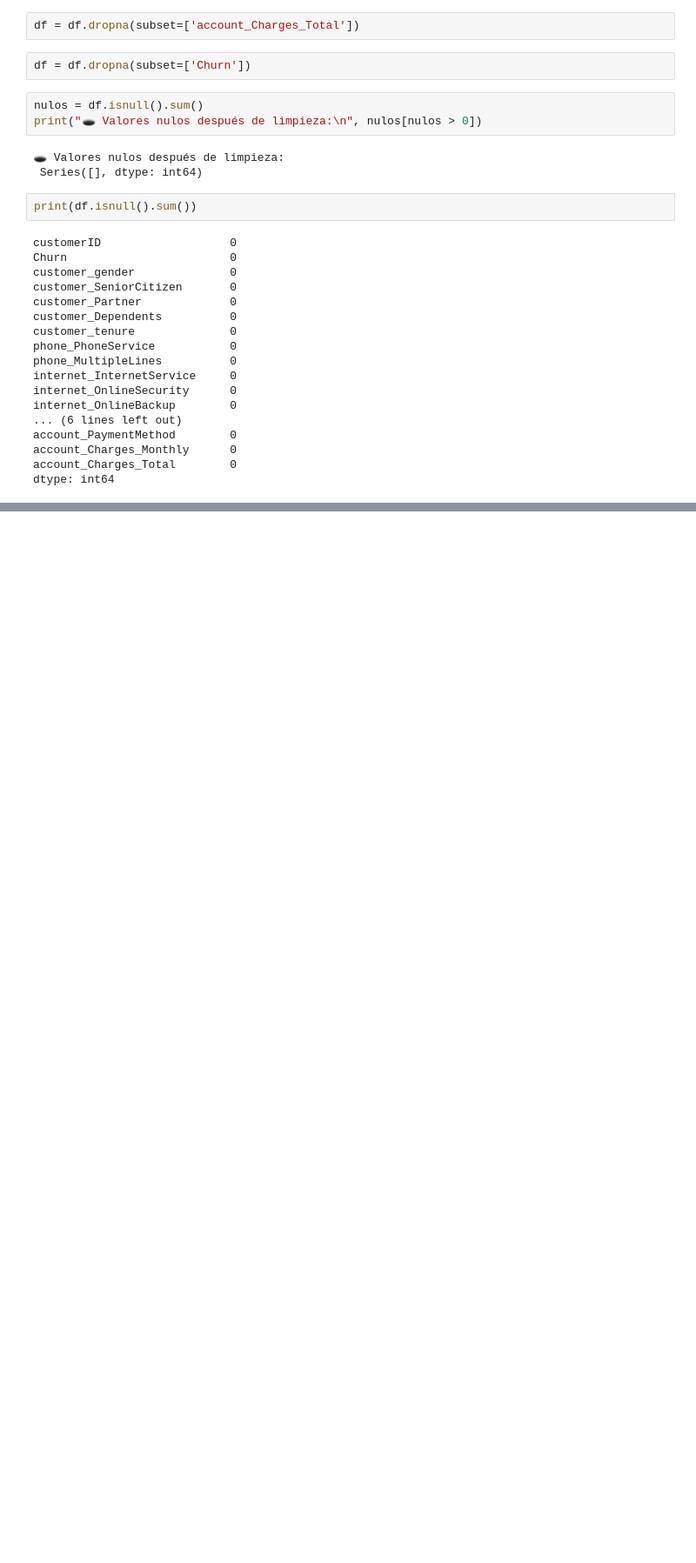
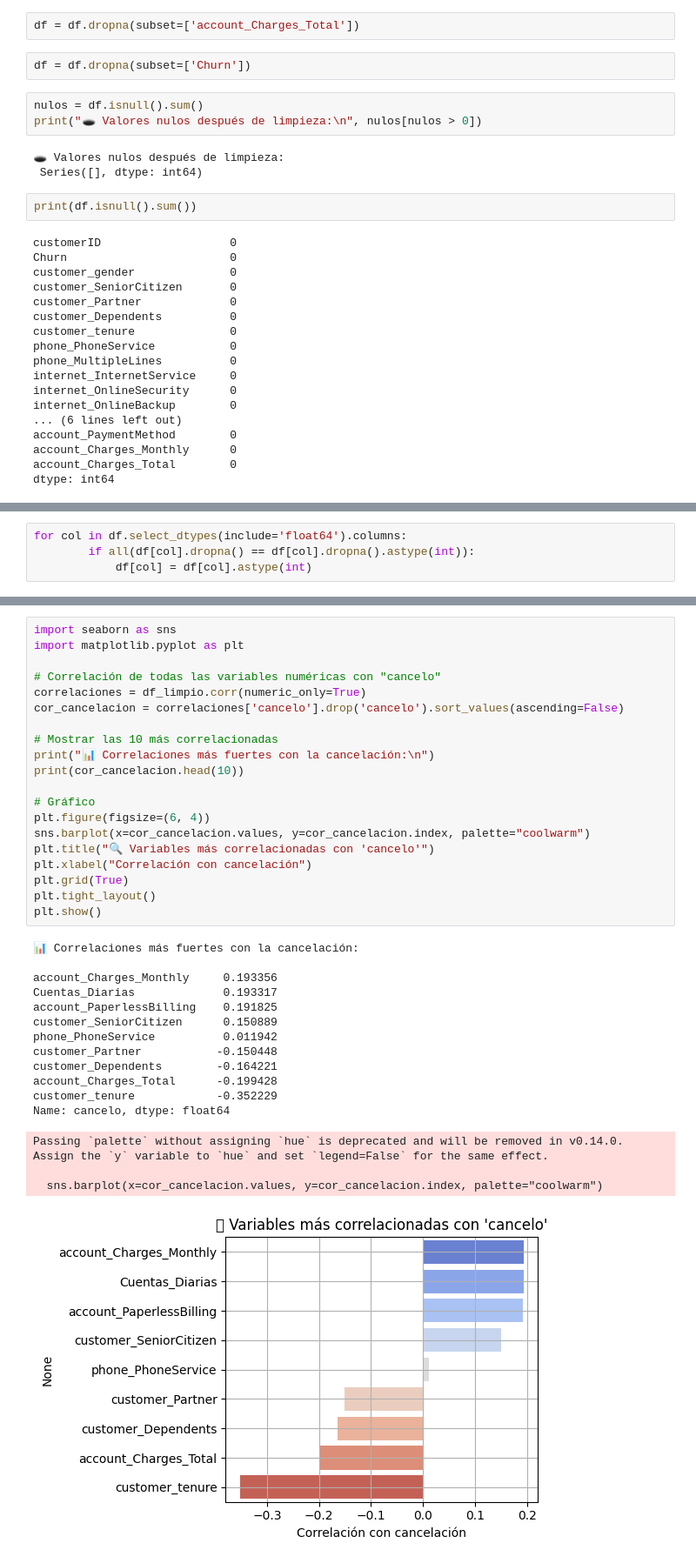
Before and after one commit to gloriagutierrez2025/Challenger_Telecom, a Jupyter notebook: Untitled2.ipynb, the cells around one changed output, grey strips where cells are left out. Shown at 87% size. Cells and saved outputs as stored; diff of their text form; blank space fills up the shorter version.

```diff
--- a/Untitled2.ipynb
+++ b/Untitled2.ipynb
@@ -149,0 +178,4 @@ dtype: int64
+# %%
+for col in df.select_dtypes(include='float64').columns:
+        if all(df[col].dropna() == df[col].dropna().astype(int)):
+            df[col] = df[col].astype(int)
@@ -149,0 +569,37 @@ dtype: int64
+# %%
+import seaborn as sns
+import matplotlib.pyplot as plt
+
+# Correlación de todas las variables numéricas con "cancelo"
+correlaciones = df_limpio.corr(numeric_only=True)
+cor_cancelacion = correlaciones['cancelo'].drop('cancelo').sort_values(ascending=False)
+
+# Mostrar las 10 más correlacionadas
+print("📊 Correlaciones más fuertes con la cancelación:\n")
+print(cor_cancelacion.head(10))
+
+# Gráfico
+plt.figure(figsize=(6, 4))
+sns.barplot(x=cor_cancelacion.values, y=cor_cancelacion.index, palette="coolwarm")
+plt.title("🔍 Variables más correlacionadas con 'cancelo'")
+plt.xlabel("Correlación con cancelación")
+plt.grid(True)
+plt.tight_layout()
+plt.show()
+# %% [output]
+📊 Correlaciones más fuertes con la cancelación:
+
+account_Charges_Monthly     0.193356
+Cuentas_Diarias             0.193317
+account_PaperlessBilling    0.191825
+customer_SeniorCitizen      0.150889
+phone_PhoneService          0.011942
+customer_Partner           -0.150448
+customer_Dependents        -0.164221
+account_Charges_Total      -0.199428
+customer_tenure            -0.352229
+Name: cancelo, dtype: float64
+Passing `palette` without assigning `hue` is deprecated and will be removed in v0.14.0. Assign the `y` variable to `hue` and set `legend=False` for the same effect.
+
+  sns.barplot(x=cor_cancelacion.values, y=cor_cancelacion.index, palette="coolwarm")
+[figure, added]
```
Also changed, not shown: parts of 33 cells of this notebook.
